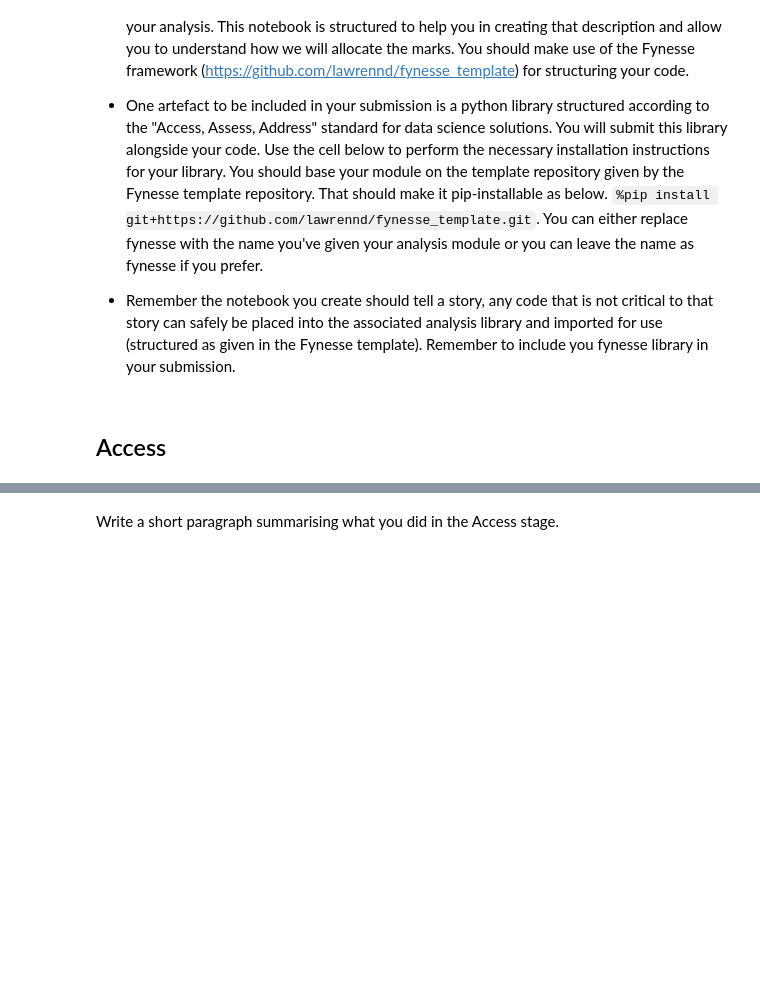
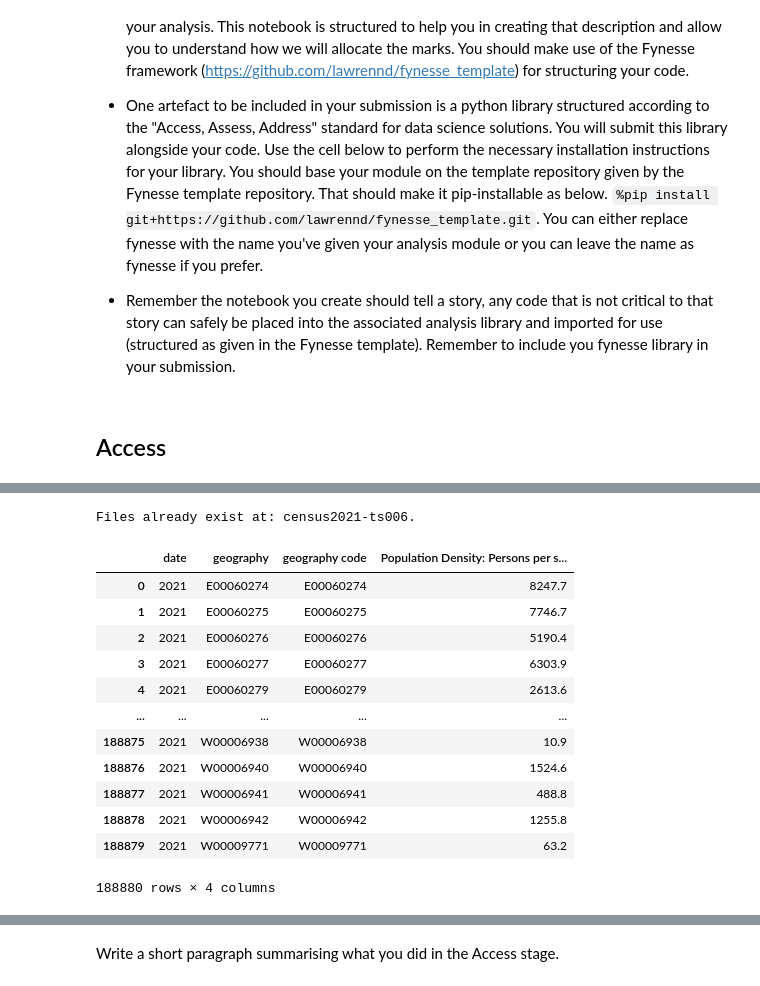
Before and after one commit to ClaireCooper/cjc233_ads_2024, a Jupyter notebook: notebooks/ads_course_assessment.ipynb, the cells around one changed output, grey strips where cells are left out. Saved outputs shown, nothing was run; the diff lists cells and outputs as text; code cells hidden in the pictures; blank space fills up the shorter version.

```diff
--- a/notebooks/ads_course_assessment.ipynb
+++ b/notebooks/ads_course_assessment.ipynb
@@ -126,0 +431,20 @@ import fynesse
+# %%
+fynesse.access.download_census_data('TS006')
+
+pd_df = fynesse.access.load_census_data('TS006', level='oa')
+pd_df
+# %% [output]
+Files already exist at: census2021-ts006.
+|  | date | geography | geography code | Population Density: Persons per s... |
+| 0 | 2021 | E00060274 | E00060274 | 8247.7 |
+| 1 | 2021 | E00060275 | E00060275 | 7746.7 |
+| 2 | 2021 | E00060276 | E00060276 | 5190.4 |
+| 3 | 2021 | E00060277 | E00060277 | 6303.9 |
+| 4 | 2021 | E00060279 | E00060279 | 2613.6 |
+| ... | ... | ... | ... | ... |
+| 188875 | 2021 | W00006938 | W00006938 | 10.9 |
+| 188876 | 2021 | W00006940 | W00006940 | 1524.6 |
+| 188877 | 2021 | W00006941 | W00006941 | 488.8 |
+| 188878 | 2021 | W00006942 | W00006942 | 1255.8 |
+| 188879 | 2021 | W00009771 | W00009771 | 63.2 |
+188880 rows × 4 columns
```
Also changed, not shown: parts of 35 cells of this notebook.
